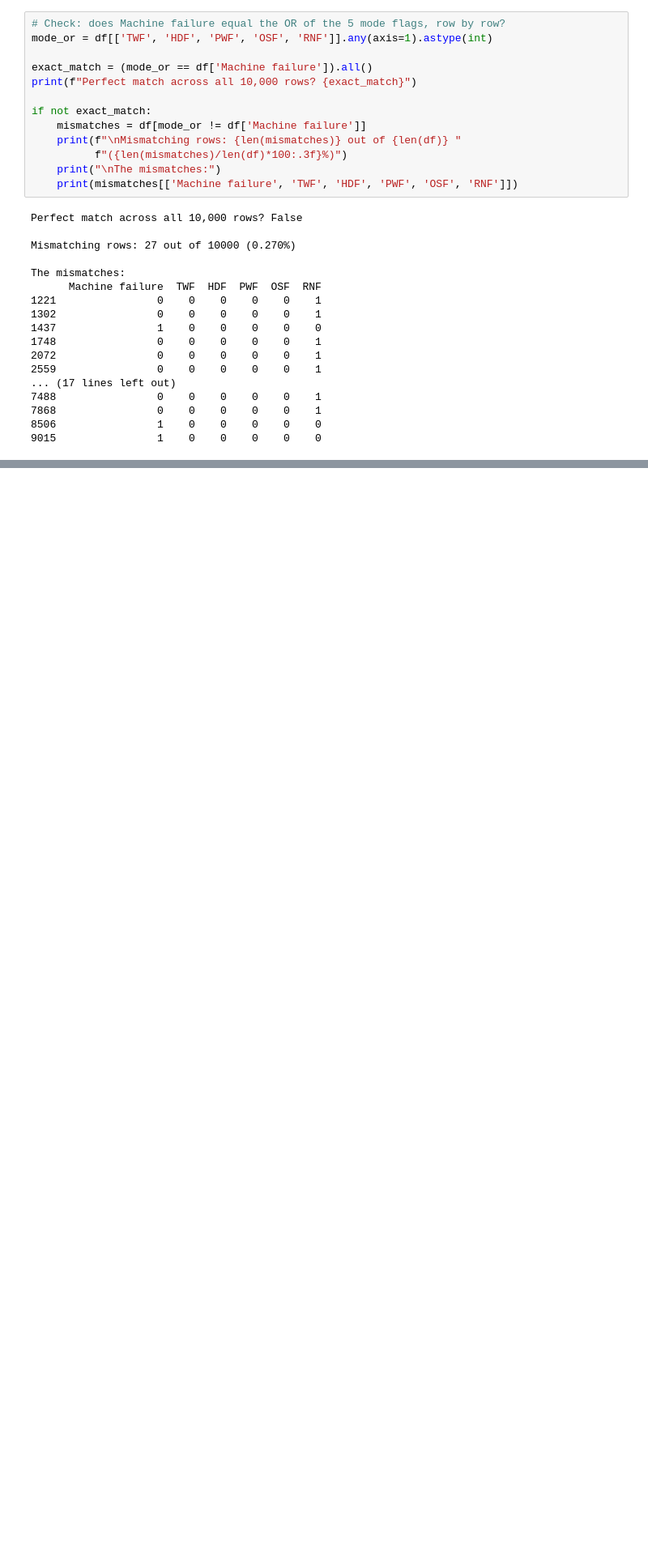
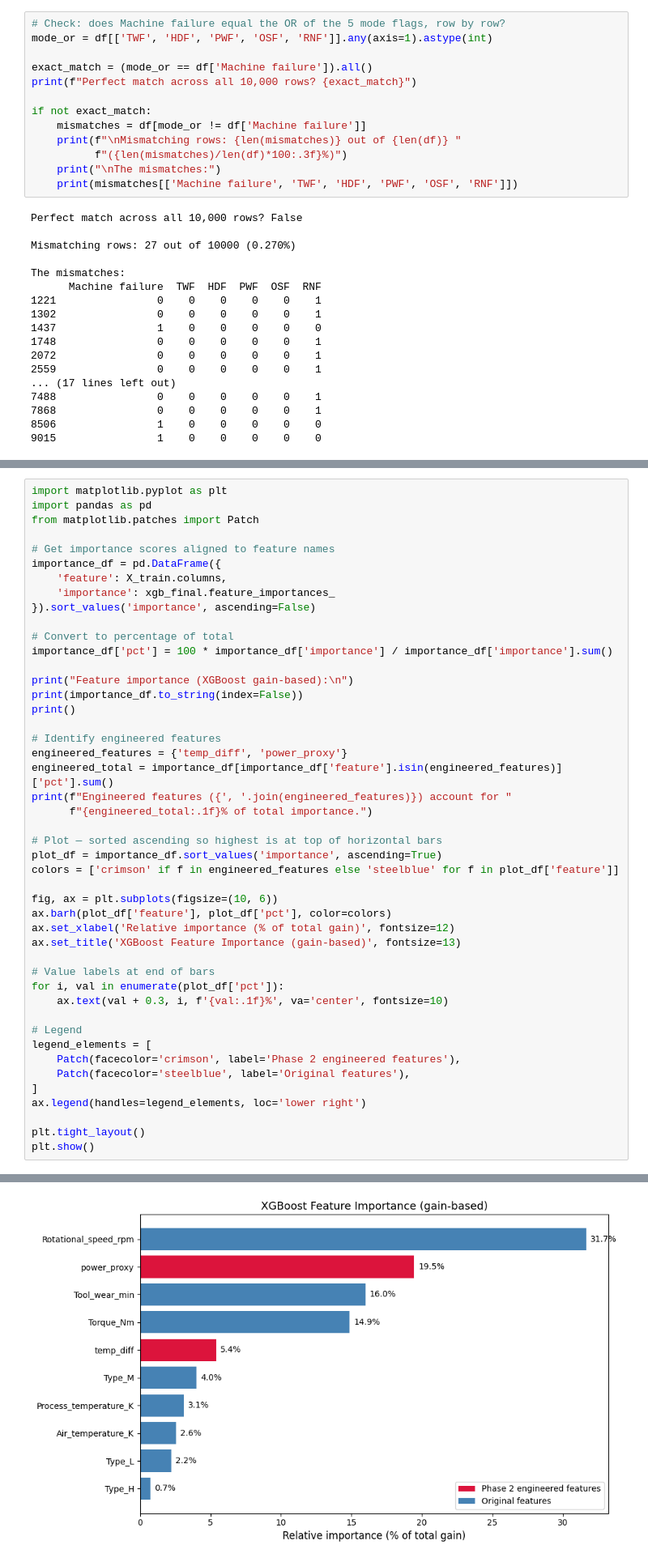
Before and after one commit to s32ol/predictive-maintenance-ai4i, a Jupyter notebook: 02_modeling.ipynb, the cells around one changed output, grey strips where cells are left out. Shown at 81% size. Drawn from its saved outputs; the diff is of its cells as text; blank space fills up the shorter version.

Commit message:
Phase 3 complete — modeling summary + DS deep dive

```diff
--- a/02_modeling.ipynb
+++ b/02_modeling.ipynb
@@ -161,0 +1045,47 @@ The mismatches:
+# %%
+import matplotlib.pyplot as plt
+import pandas as pd
+from matplotlib.patches import Patch
+
+# Get importance scores aligned to feature names
+importance_df = pd.DataFrame({
+    'feature': X_train.columns,
+    'importance': xgb_final.feature_importances_
+}).sort_values('importance', ascending=False)
+
+# Convert to percentage of total
+importance_df['pct'] = 100 * importance_df['importance'] / importance_df['importance'].sum()
+
+print("Feature importance (XGBoost gain-based):\n")
+print(importance_df.to_string(index=False))
+print()
+
+# Identify engineered features
+engineered_features = {'temp_diff', 'power_proxy'}
+engineered_total = importance_df[importance_df['feature'].isin(engineered_features)]['pct'].sum()
+print(f"Engineered features ({', '.join(engineered_features)}) account for "
+      f"{engineered_total:.1f}% of total importance.")
+
+# Plot — sorted ascending so highest is at top of horizontal bars
+plot_df = importance_df.sort_values('importance', ascending=True)
+colors = ['crimson' if f in engineered_features else 'steelblue' for f in plot_df['feature']]
+
+fig, ax = plt.subplots(figsize=(10, 6))
+ax.barh(plot_df['feature'], plot_df['pct'], color=colors)
+ax.set_xlabel('Relative importance (% of total gain)', fontsize=12)
+ax.set_title('XGBoost Feature Importance (gain-based)', fontsize=13)
+
+# Value labels at end of bars
+for i, val in enumerate(plot_df['pct']):
+    ax.text(val + 0.3, i, f'{val:.1f}%', va='center', fontsize=10)
+
+# Legend
+legend_elements = [
+    Patch(facecolor='crimson', label='Phase 2 engineered features'),
+    Patch(facecolor='steelblue', label='Original features'),
+]
+ax.legend(handles=legend_elements, loc='lower right')
+
+plt.tight_layout()
+plt.show()
+# %% [output]
@@ -161,0 +1107 @@ The mismatches:
+[figure, added]
```
Also changed, not shown: parts of 38 cells of this notebook.
